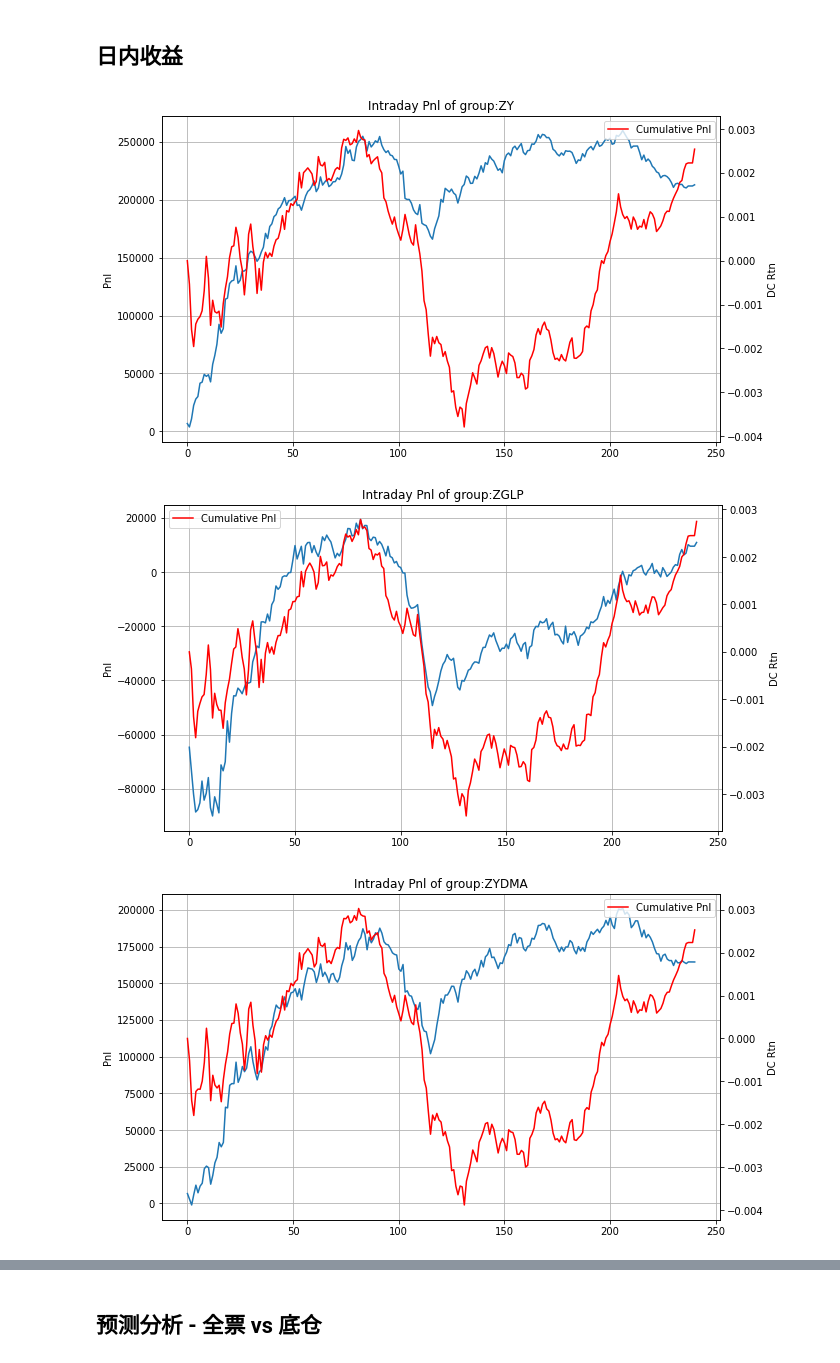
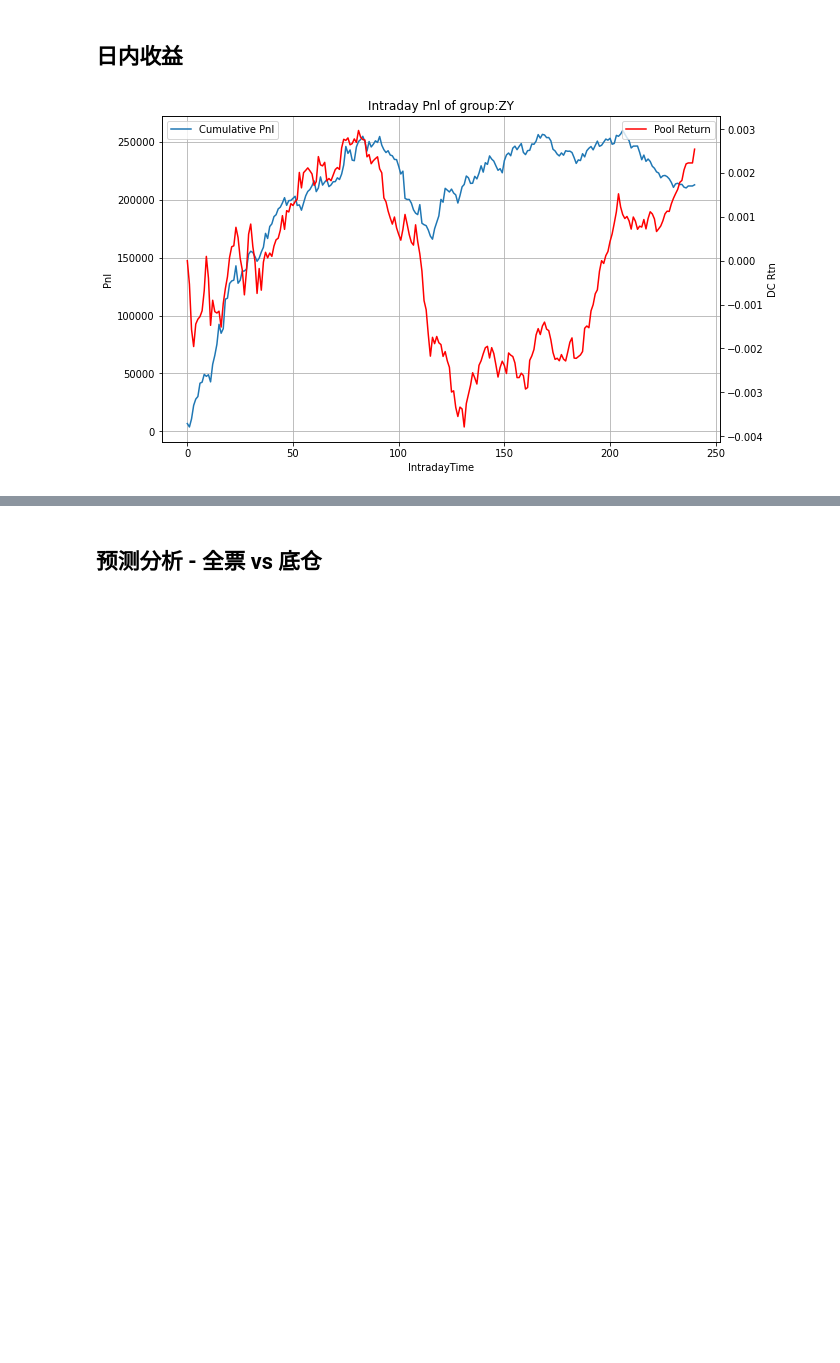
Before and after one commit to ivo-hf/express-hp, a Jupyter notebook: Express - Hermes Pro.ipynb, the cells around one changed output, grey strips where cells are left out. Drawn from its saved outputs; the diff is of its cells as text; code cells hidden in the pictures; blank space fills up the shorter version.

```diff
--- a/Express - Hermes Pro.ipynb
+++ b/Express - Hermes Pro.ipynb
@@ -57,28 +57,29 @@ def get_portfolio_info(date):
 # %%
 # 绘图
 date = '20230411'
 portfolio_info = get_portfolio_info(date)
 for group in list(set(portfolio_info["Group"])):
     accounts = list(portfolio_info[portfolio_info["Group"] == group]["Account"])
     account_str = "','".join(accounts)
     query = """
     SELECT *
     FROM hp.IntradayPnl
     WHERE Date = '{date}' and Account in ('{account_str}')
     """.format(date=date,account_str=account_str)
     df = client.query_dataframe(query)
     fig = plt.figure(figsize=(10,6))
     plt.grid()
     plt.title("Intraday Pnl of group:{}".format(group))
     ax = fig.add_subplot(111)
     ax2 = ax.twinx()
     ax.plot(df.groupby("IntradayTime").sum()["CumPnl"])
     ax2.plot(df.groupby("IntradayTime").mean()["Rtn"],color='red')
     ax.set_ylabel("Pnl")
     ax2.set_ylabel("DC Rtn")
-    plt.legend(["Cumulative Pnl","Pool Return"])
+    ax.set_xlabel("IntradayTime")
+    ax.legend(["Cumulative Pnl"])
+    ax2.legend(["Pool Return"])
     plt.show()
+    break
 # %% [output]
-[figure, old version]
+[figure, new version]
-[figure, removed]
-[figure, removed]
```
Also changed, not shown: parts of 1 cell of this notebook, 1 other file.
